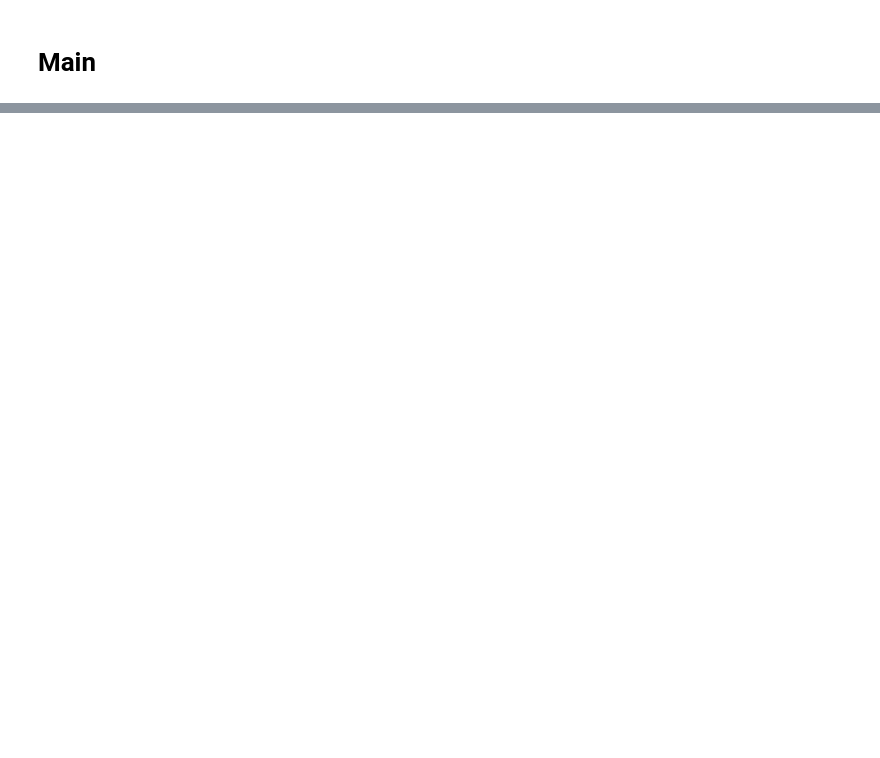
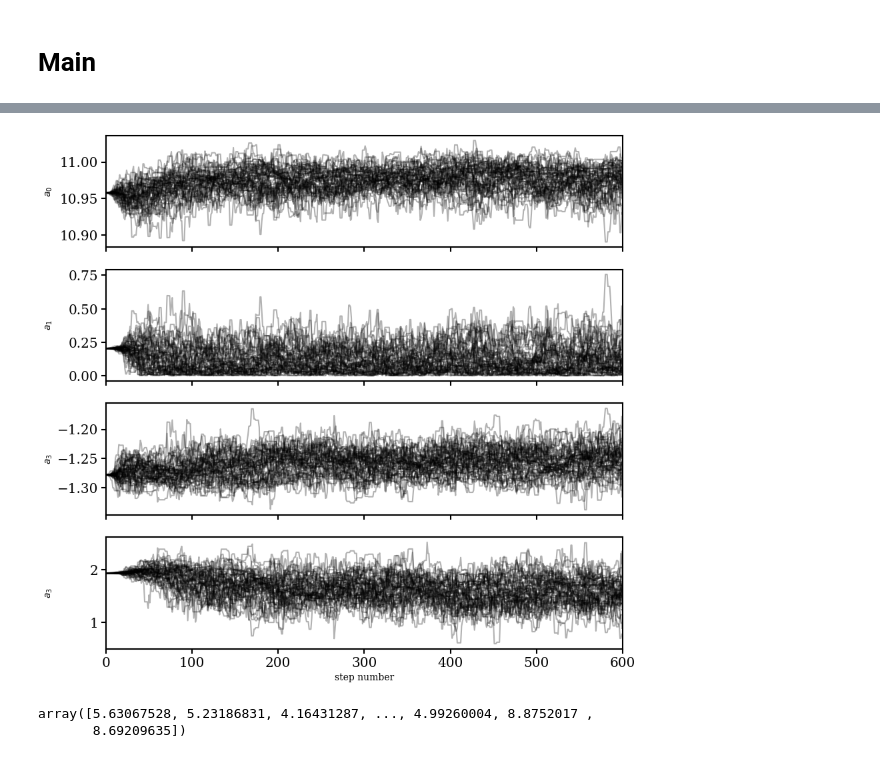
Before and after one commit to fedehope/zSMF, a Jupyter notebook: nb/classes.ipynb, the cells around one changed output, grey strips where cells are left out. Cells and saved outputs as stored; diff of their text form; code cells hidden in the pictures; blank space fills up the shorter version.

```diff
--- a/nb/classes.ipynb
+++ b/nb/classes.ipynb
@@ -274,0 +318,4 @@ fig, ax = plotter.plot_selected_data(0.13, 0.17)
+# %%
+plotter.plot_emcee_samples()
+# %% [output]
+[figure, added]
@@ -275,3 +328,8 @@ fig, ax = plotter.plot_selected_data(0.13, 0.17)
+# %%
+z_smf.log_likelihood(a0, a1, a2, a3)
+# %% [output]
+array([5.63067528, 5.23186831, 4.16431287, ..., 4.99260004, 8.8752017 ,
+       8.69209635])
 # %%
 smf = NoZSchechterModel(bgs, 0.01, 0.05)
 # %%
```
Also changed, not shown: parts of 12 cells of this notebook, 1 other file.
